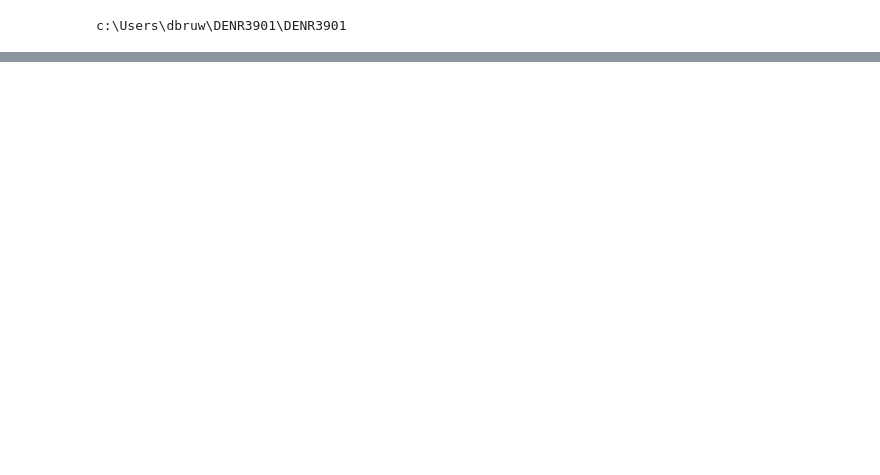
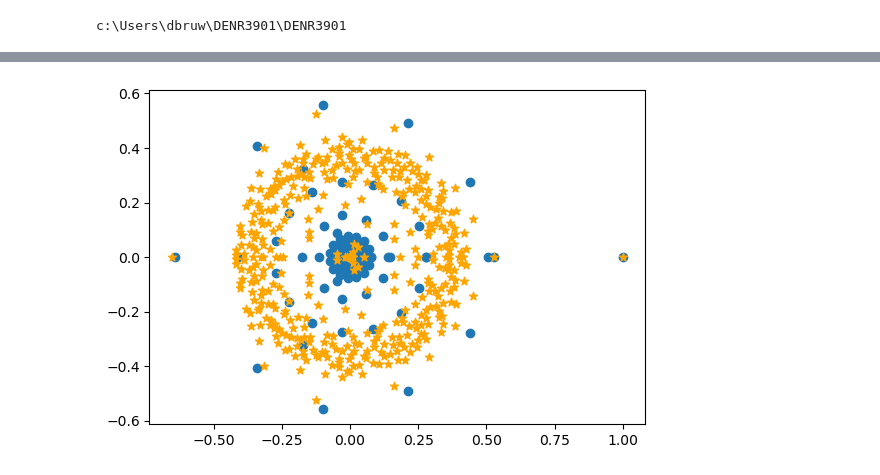
Before and after one commit to dbruwel/chebyshev-hofbauer-resonances, a Jupyter notebook: notebooks/03_adjacency_to_super.ipynb, the cells around one changed output, grey strips where cells are left out. Drawn from its saved outputs; the diff is of its cells as text; code cells hidden in the pictures; blank space fills up the shorter version.

```diff
--- a/notebooks/03_adjacency_to_super.ipynb
+++ b/notebooks/03_adjacency_to_super.ipynb
@@ -118,0 +123,10 @@ plt.show()
+# %%
+num = -1
+
+plt.scatter(np.real(evals)[0:num], np.imag(evals)[0:num])
+# plt.scatter(np.real(evals_full_map)[0:num], np.imag(evals_full_map)[0:num], color='red', marker='x')
+plt.scatter(np.real(evals_ulam)[0:num], np.imag(evals_ulam)[0:num], color='orange', marker='*')
+plt.gca().set_aspect('equal', adjustable='box')
+plt.show()
+# %% [output]
+[figure, added]
```
Also changed, not shown: parts of 5 cells of this notebook, 2 other files.
